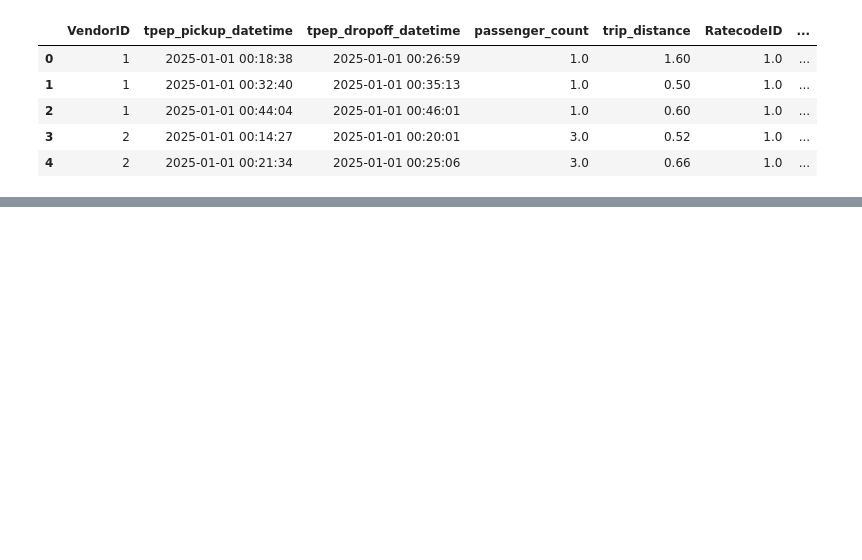
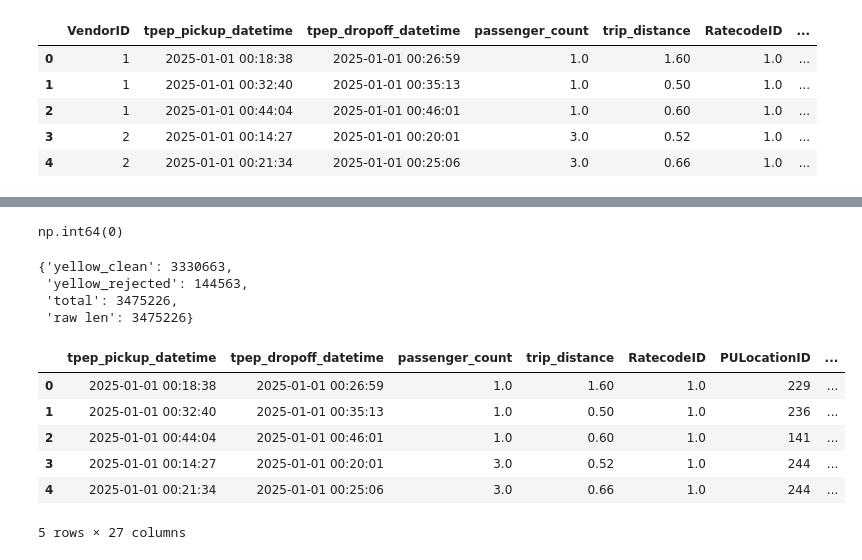
Before and after one commit to vodliosje/TaxiNYC, a Jupyter notebook: notebooks/2.1_schema.ipynb, the cells around one changed output, grey strips where cells are left out. Drawn from its saved outputs; the diff is of its cells as text; code cells hidden in the pictures; blank space fills up the shorter version.

```diff
--- a/notebooks/2.1_schema.ipynb
+++ b/notebooks/2.1_schema.ipynb
@@ -13,0 +114,4 @@ df.head()
+# %%
+df.duplicated().sum()
+# %% [output]
+np.int64(0)
@@ -13,0 +125,60 @@ df.head()
+# %%
+clean_mask = ((df['tpep_dropoff_datetime'] >= df['tpep_pickup_datetime'])
+    &
+    (df['trip_distance'] >= 0)
+    &
+    (df['fare_amount'] >= 0)
+    &
+    (df['total_amount'] >= 0)
+    &
+    (~df['PULocationID'].isna()))
+
+clean_yellow = df[clean_mask].copy()
+rejected_yellow = df[~clean_mask].copy()
+# %%
+summary = {
+    'yellow_clean':len(clean_yellow),
+    'yellow_rejected':len(rejected_yellow),
+    'total': len(clean_yellow) + len(rejected_yellow),
+    'raw len': len(df)
+}
+summary
+# %% [output]
+{'yellow_clean': 3330663,
+ 'yellow_rejected': 144563,
+ 'total': 3475226,
+ 'raw len': 3475226}
+# %%
+clean_yellow = clean_yellow.drop(columns = [
+        'store_and_fwd_flag',
+        'VendorID',
+        'mta_tax',
+        'improvement_surcharge',
+    ])
+# %%
+#Derived columns
+
+
+clean_yellow['pickup_date'] = clean_yellow['tpep_pickup_datetime'].dt.date
+clean_yellow['pickup_hour'] = clean_yellow['tpep_pickup_datetime'].dt.hour
+clean_yellow['pickup_dayofw'] = clean_yellow['tpep_pickup_datetime'].dt.day_of_week
+clean_yellow['pickup_month'] = clean_yellow['tpep_pickup_datetime'].dt.to_period('M')
+
+duration = ( clean_yellow['tpep_dropoff_datetime'] - clean_yellow['tpep_pickup_datetime']).dt.total_seconds()
+clean_yellow['duration_mins'] = duration / 60
+clean_yellow['speed_mph']= clean_yellow['trip_distance'] / duration / 3600
+
+clean_yellow['tip_rate'] = clean_yellow['tip_amount'] / clean_yellow['fare_amount'].replace(0, np.nan)
+clean_yellow['fare_per_mile'] = clean_yellow['fare_amount'] / clean_yellow['trip_distance']
+clean_yellow['rev_per_min'] = clean_yellow['total_amount'] / clean_yellow['duration_mins']
+
+
+clean_yellow.head()
+# %% [output]
+|  | tpep_pickup_datetime | tpep_dropoff_datetime | passenger_count | trip_distance | RatecodeID | PULocationID | ... |
+| 0 | 2025-01-01 00:18:38 | 2025-01-01 00:26:59 | 1.0 | 1.60 | 1.0 | 229 | ... |
+| 1 | 2025-01-01 00:32:40 | 2025-01-01 00:35:13 | 1.0 | 0.50 | 1.0 | 236 | ... |
+| 2 | 2025-01-01 00:44:04 | 2025-01-01 00:46:01 | 1.0 | 0.60 | 1.0 | 141 | ... |
+| 3 | 2025-01-01 00:14:27 | 2025-01-01 00:20:01 | 3.0 | 0.52 | 1.0 | 244 | ... |
+| 4 | 2025-01-01 00:21:34 | 2025-01-01 00:25:06 | 3.0 | 0.66 | 1.0 | 244 | ... |
+5 rows × 27 columns
```
Also changed, not shown: parts of 20 cells of this notebook, 7 other files.
